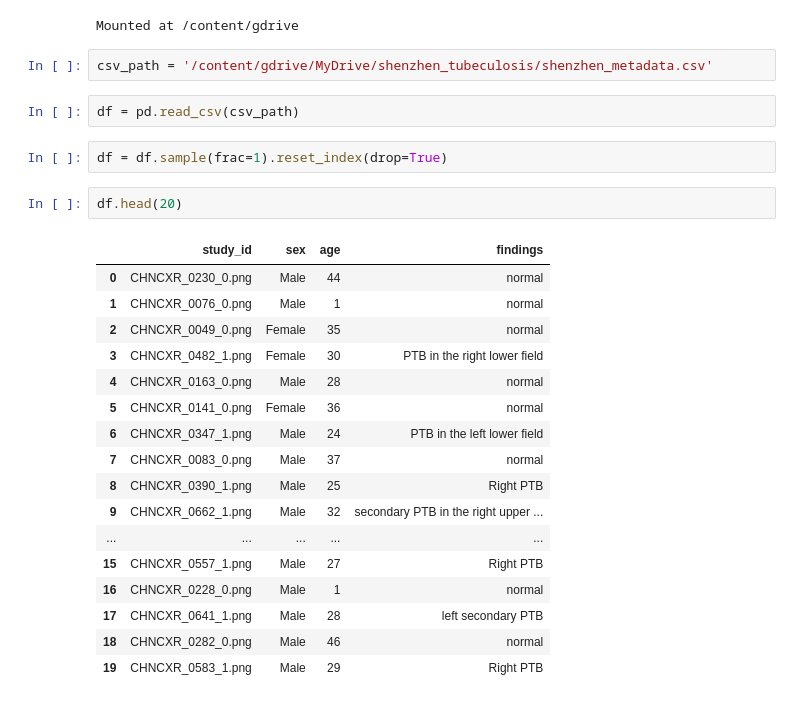
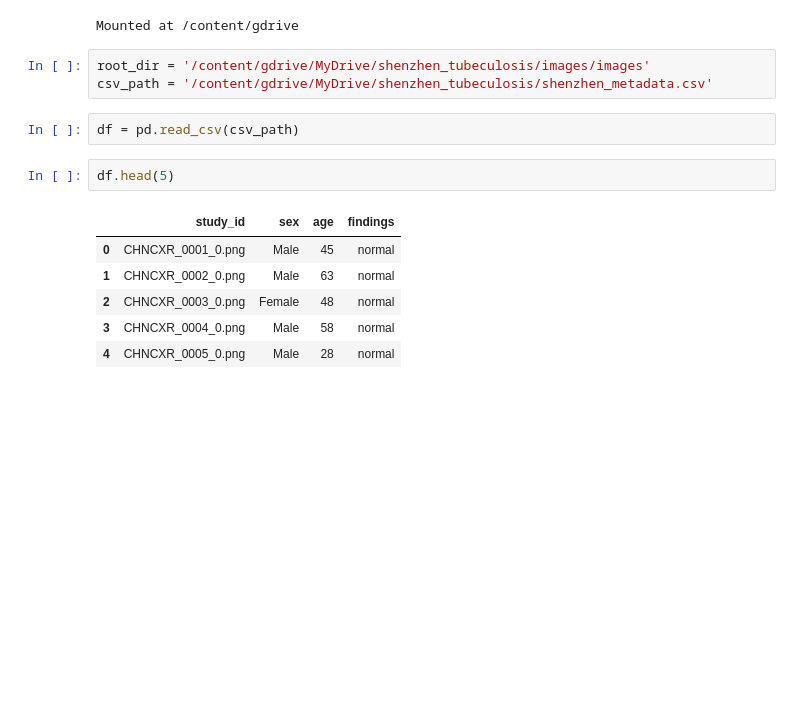
Before and after one commit to jKulrativid/shenzhen_tubo_data, a Jupyter notebook: train.ipynb, the cells around one changed output. Drawn from its saved outputs; the diff is of its cells as text; blank space fills up the shorter version.

```diff
--- a/train.ipynb
+++ b/train.ipynb
@@ -14,28 +29,16 @@ drive.mount('/content/gdrive')
 # %% [output]
 Mounted at /content/gdrive
 # %%
+root_dir = '/content/gdrive/MyDrive/shenzhen_tubeculosis/images/images'
 csv_path = '/content/gdrive/MyDrive/shenzhen_tubeculosis/shenzhen_metadata.csv'
 # %%
 df = pd.read_csv(csv_path)
-# %%
-df = df.sample(frac=1).reset_index(drop=True)
 # %%
-df.head(20)
+df.head(5)
 # %% [output]
 |  | study_id | sex | age | findings |
-| 0 | CHNCXR_0230_0.png | Male | 44 | normal |
-| 1 | CHNCXR_0076_0.png | Male | 1 | normal |
-| 2 | CHNCXR_0049_0.png | Female | 35 | normal |
-| 3 | CHNCXR_0482_1.png | Female | 30 | PTB in the right lower field |
-| 4 | CHNCXR_0163_0.png | Male | 28 | normal |
-| 5 | CHNCXR_0141_0.png | Female | 36 | normal |
-| 6 | CHNCXR_0347_1.png | Male | 24 | PTB in the left lower field |
-| 7 | CHNCXR_0083_0.png | Male | 37 | normal |
-| 8 | CHNCXR_0390_1.png | Male | 25 | Right PTB |
-| 9 | CHNCXR_0662_1.png | Male | 32 | secondary PTB in the right upper ... |
-| ... | ... | ... | ... | ... |
-| 15 | CHNCXR_0557_1.png | Male | 27 | Right PTB |
-| 16 | CHNCXR_0228_0.png | Male | 1 | normal |
-| 17 | CHNCXR_0641_1.png | Male | 28 | left secondary PTB |
-| 18 | CHNCXR_0282_0.png | Male | 46 | normal |
-| 19 | CHNCXR_0583_1.png | Male | 29 | Right PTB |
+| 0 | CHNCXR_0001_0.png | Male | 45 | normal |
+| 1 | CHNCXR_0002_0.png | Male | 63 | normal |
+| 2 | CHNCXR_0003_0.png | Female | 48 | normal |
+| 3 | CHNCXR_0004_0.png | Male | 58 | normal |
+| 4 | CHNCXR_0005_0.png | Male | 28 | normal |
```
Also changed, not shown: parts of 10 cells of this notebook.
